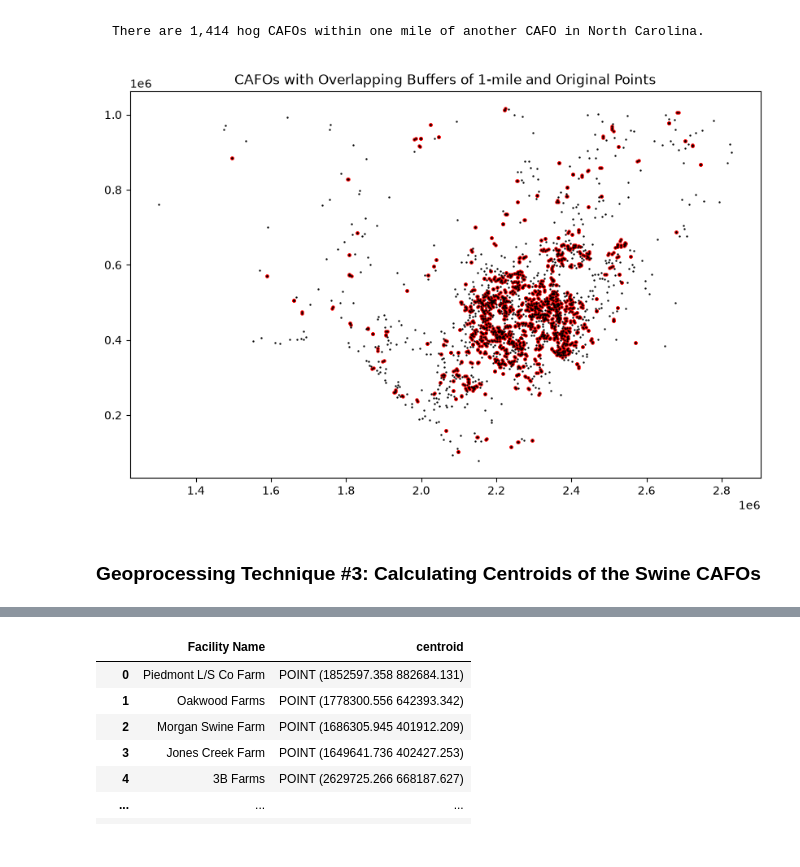
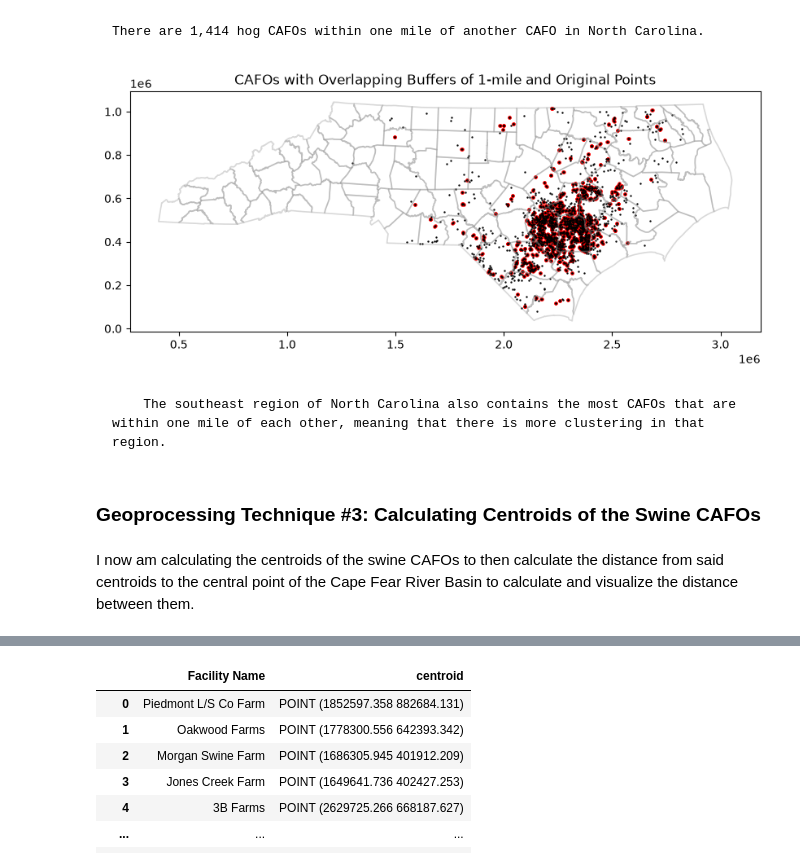
Before and after one commit to stromc485/geog592-stromc, a Jupyter notebook: schedule/week8/geopandas_proj.ipynb, the cells around one changed output, grey strips where cells are left out. Drawn from its saved outputs; the diff is of its cells as text; code cells hidden in the pictures.

```diff
--- a/schedule/week8/geopandas_proj.ipynb
+++ b/schedule/week8/geopandas_proj.ipynb
@@ -398,14 +400,19 @@ len(overlapping_cafos)
 # %%
 # Plot the CAFOs with the count of other CAFOs within 1 mile
 fig, ax = plt.subplots(figsize=(10,10))
 overlapping_cafos.plot(ax=ax, markersize=5, c="red")
 gdf_cafos_6543.plot(ax=ax, markersize=0.5, c="black")
+NC_county_boundaries_6543.plot(ax=ax, color='none', edgecolor='gray', alpha = 0.3, linewidth=1.2)
 ax.set_title("CAFOs with Overlapping Buffers of 1-mile and Original Points")
 plt.show()
 # %% [output]
-[figure, old version]
+[figure, new version]
+# %% [markdown]
+        The southeast region of North Carolina also contains the most CAFOs that are within one mile of each other, meaning that there is more clustering in that region.
 # %% [markdown]
 ### Geoprocessing Technique #3: Calculating Centroids of the Swine CAFOs
+# %% [markdown]
+I now am calculating the centroids of the swine CAFOs to then calculate the distance from said centroids to the central point of the Cape Fear River Basin to calculate and visualize the distance between them.
 # %%
 gdf_cafos_6543.head()
 # %% [output]
```
Also changed, not shown: parts of 10 cells of this notebook.
